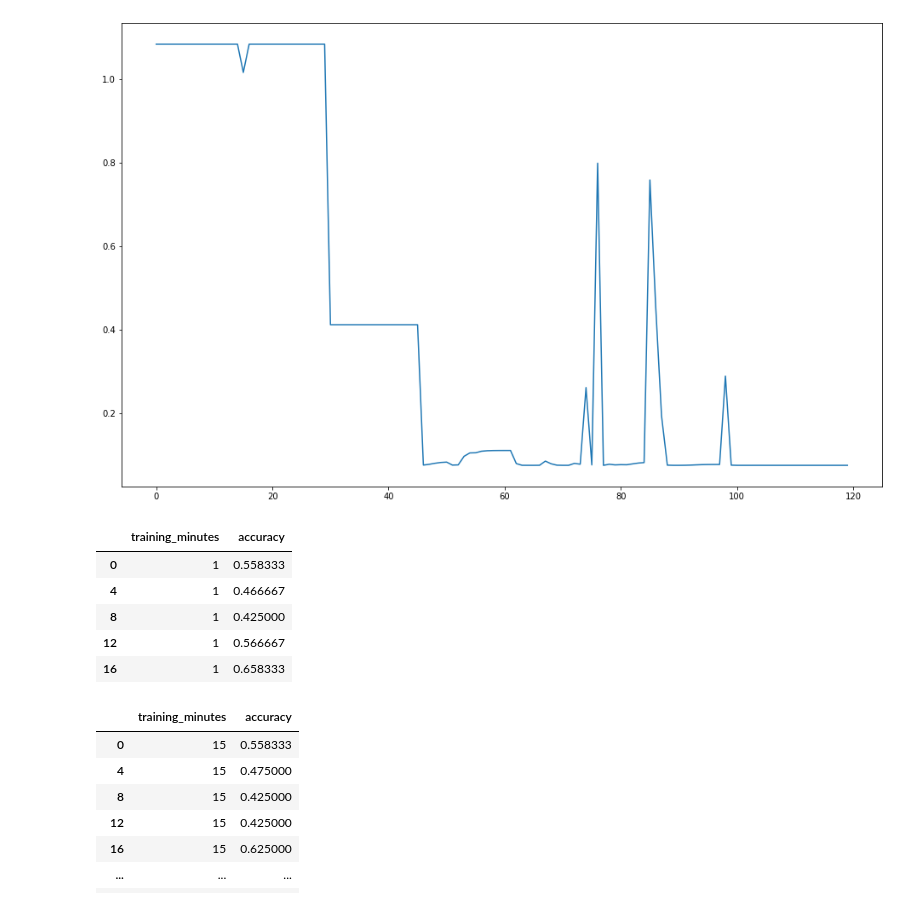
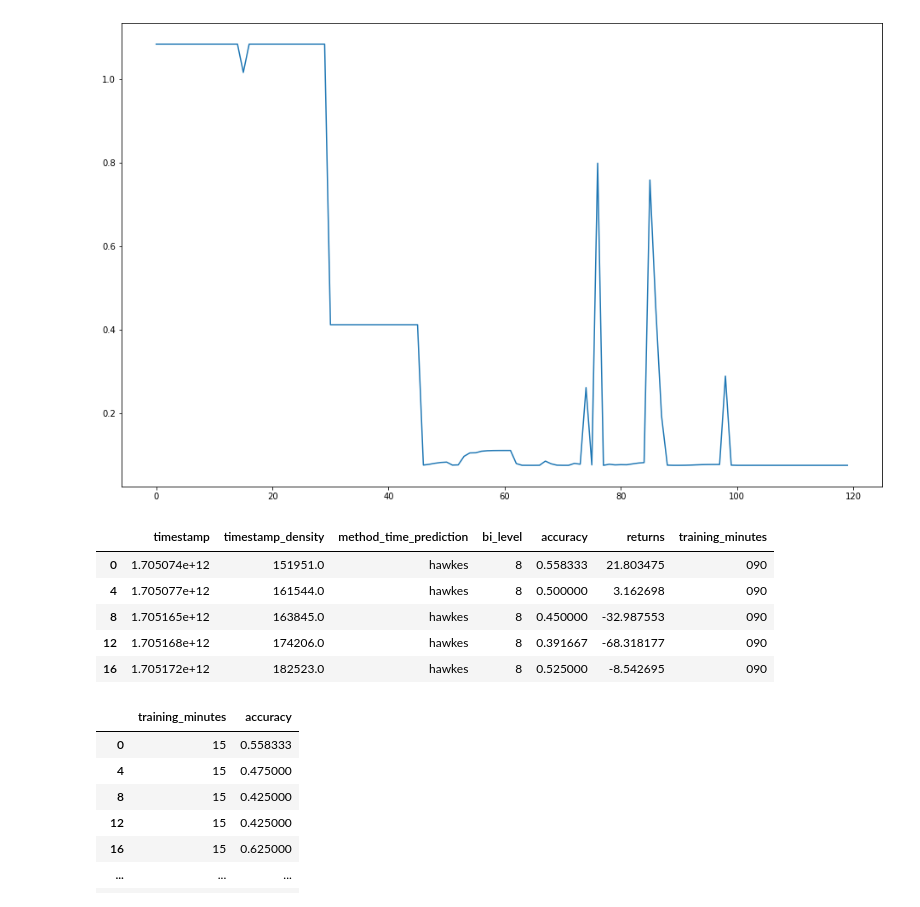
Before and after one commit to daxus4/hawkes, a Jupyter notebook: notebooks/plot_accuracy.ipynb, the cells around one changed output. Saved outputs shown, nothing was run; the diff lists cells and outputs as text; code cells hidden in the pictures.

```diff
--- a/notebooks/plot_accuracy.ipynb
+++ b/notebooks/plot_accuracy.ipynb
@@ -5,0 +57,16 @@ import numpy as np
+# %%
+result_file_paths = [
+    (i,f"/home/davide/Desktop/phd/hawkes/data_{i}min_training/results_all_{i}min.tsv")
+    for i in [5,10,15,20]
+]
+
+dfs = []
+for i, result_file_path in result_file_paths:
+    df = pd.read_csv(result_file_path, sep='\t')
+    df['training_minutes'] = i
+    df = df[df['method_time_prediction'] == 'hawkes']
+    dfs.append(df)
+
+df = pd.concat(dfs)
+plot_df = df[df['timestamp'].isin(best_df['timestamp']) & (df['timestamp_density'].isin(best_df['timestamp_density']))]
+plot_df.head()
@@ -17,0 +234,6 @@ Name: method_time_prediction, dtype: int64
+# %%
+df = pd.read_csv('//home/davide/Desktop/phd/hawkes/data_20min_training_with_ma/results_all_20min.tsv', sep='\t')
+df.sort_values(by=['timestamp', 'timestamp_density'], inplace=True)
+df.dropna(inplace=True)
+plot_df = df[df['timestamp'].isin(best_df['timestamp']) & (df['timestamp_density'].isin(best_df['timestamp_density']))]
+plot_df.head()
@@ -150,27 +422,26 @@ plt.plot(config)
 # %%
 import os
 
 result_file_paths = [
-    (i, f"/home/davide/Desktop/phd/hawkes/data_{i}min_training/results_all_not_oracle_{i}min_BI8.tsv") for i in [1, '090',2,5,10,15,20]
+    (i, f"/home/davide/Desktop/phd/hawkes/data_{i}min_training/results_all_{i}min_BI8.tsv") for i in ['090',2,5,10,15,20]
 ]
 
 dfs = []
 for i, result_file_path in result_file_paths:
     df = pd.read_csv(result_file_path, sep='\t')
     df['training_minutes'] = i
     df = df[df['method_time_prediction'] == 'hawkes']
-    df = df[['training_minutes', 'accuracy']]
     dfs.append(df)
 
 df = pd.concat(dfs)
 df.head()
 # %% [output]
-|  | training_minutes | accuracy |
-| 0 | 1 | 0.558333 |
-| 4 | 1 | 0.466667 |
-| 8 | 1 | 0.425000 |
-| 12 | 1 | 0.566667 |
-| 16 | 1 | 0.658333 |
+|  | timestamp | timestamp_density | method_time_prediction | bi_level | accuracy | returns | training_minutes |
+| 0 | 1.705074e+12 | 151951.0 | hawkes | 8 | 0.558333 | 21.803475 | 090 |
+| 4 | 1.705077e+12 | 161544.0 | hawkes | 8 | 0.500000 | 3.162698 | 090 |
+| 8 | 1.705165e+12 | 163845.0 | hawkes | 8 | 0.450000 | -32.987553 | 090 |
+| 12 | 1.705168e+12 | 174206.0 | hawkes | 8 | 0.391667 | -68.318177 | 090 |
+| 16 | 1.705172e+12 | 182523.0 | hawkes | 8 | 0.525000 | -8.542695 | 090 |
 # %%
 df[df['training_minutes'] == 15]
 # %% [output]
```
Also changed, not shown: parts of 36 cells of this notebook, 14 other files.
